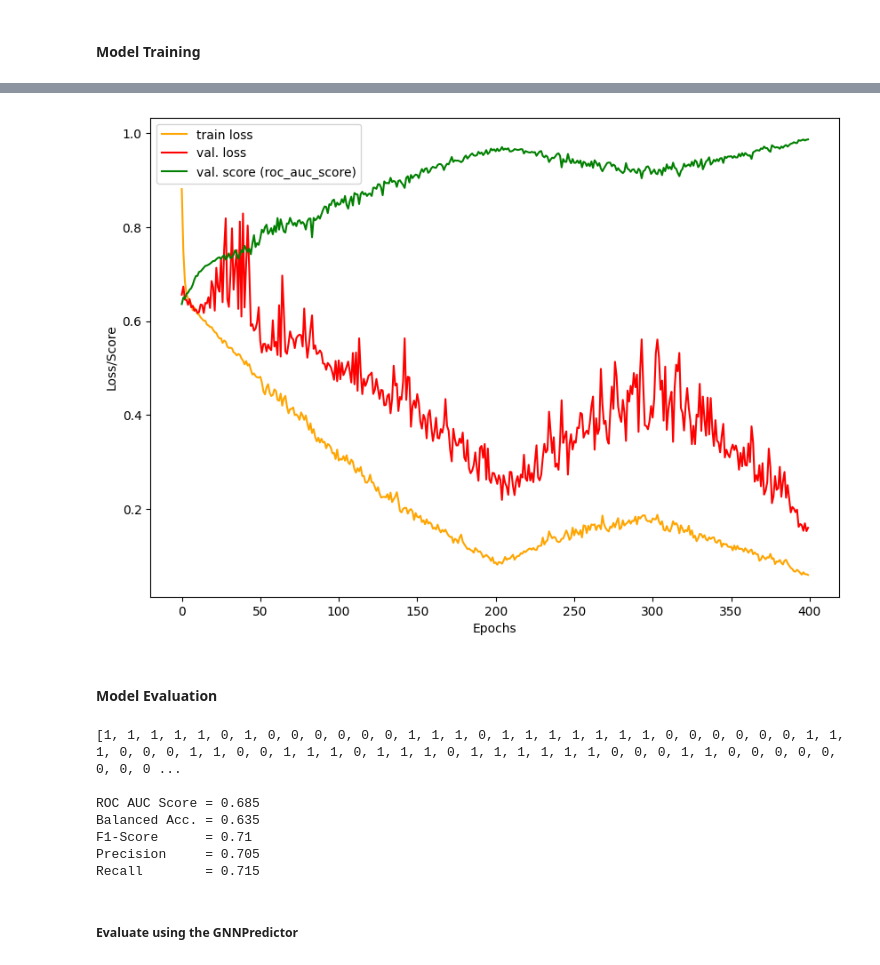
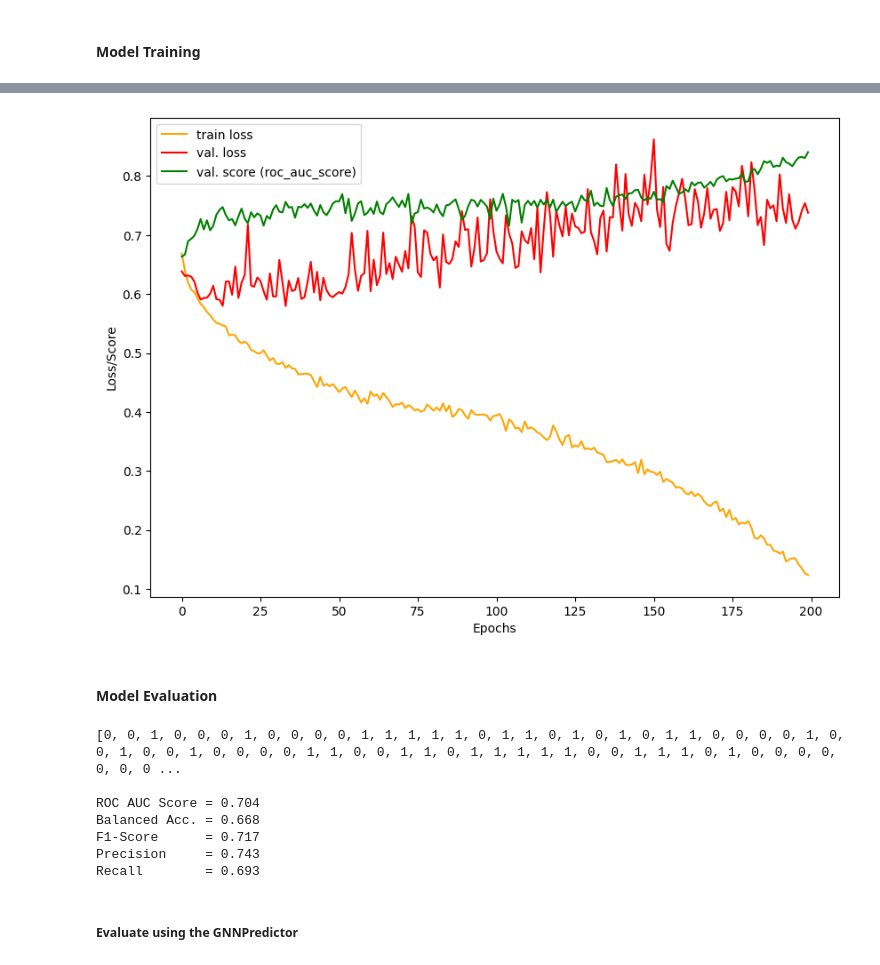
Before and after one commit to djoy4stem/qsar_w_gnns, a Jupyter notebook: notebooks/dd2/dd2_gcn_classification.ipynb, the cells around one changed output, grey strips where cells are left out. Drawn from its saved outputs; the diff is of its cells as text; code cells hidden in the pictures.

```diff
--- a/notebooks/dd2/dd2_gcn_classification.ipynb
+++ b/notebooks/dd2/dd2_gcn_classification.ipynb
@@ -299,6 +300,10 @@ Draw.MolsToGridImage(sample(train_mols, 5) + sample(val_mols, 5) + sample(test_m
 # %%
 %%time
 # features_ = None
+
+scale_features = True
+feature_scaler =StandardScaler()
+
 features_ = [
                 'CalcExactMolWt'
                 , 'CalcTPSA', 'CalcNumAromaticRings', 'CalcNumHBA', 'CalcNumHBD'
@@ -317,7 +322,9 @@ train_dataset  = gnn_utils.get_dataset_from_mol_list(mol_list=train_mols[:], tar
                                                     , atom_featurizer=atom_featurizer, bond_featurizer=bond_featurizer
                                                     , mol_featurizer=mol_featurizer
                                                     , add_explicit_h=False, compute_global_features=True
-                                                    , add_global_feat_to_nodes=False)
+                                                    , add_global_feat_to_nodes=True
+                                                    , scale_features = scale_features, feature_scaler = feature_scaler
+                                                    )
 
 # print(train_dataset[1].x, train_dataset[1].y, train_dataset[1].x[0].shape)
 # if 'global_feats' in train_dataset[1].to_dict():
@@ -340,11 +349,15 @@ val_dataset = gnn_utils.get_dataset_from_mol_list(mol_list=val_mols, targets=y_v
                                                     , atom_featurizer=atom_featurizer, bond_featurizer=bond_featurizer
                                                     , mol_featurizer=mol_featurizer
                                                     , add_explicit_h=False, compute_global_features=True
-                                                    , add_global_feat_to_nodes=False)
+                                                    , add_global_feat_to_nodes=True
+                                                    , scale_features = scale_features, feature_scaler = feature_scaler
+                                                    )
 
 test_dataset = gnn_utils.get_dataset_from_mol_list(mol_list=test_mols, targets=y_test
                                                     , atom_featurizer=atom_featurizer, bond_featurizer=bond_featurizer
                                                     , mol_featurizer=mol_featurizer
                                                     , add_explicit_h=False, compute_global_features=True
-                                                    , add_global_feat_to_nodes=False)
+                                                    , add_global_feat_to_nodes=True
+                                                    , scale_features = scale_features, feature_scaler = feature_scaler
+                                                    )
 # %% [output]
@@ -359,11 +376,10 @@ dd2_dataset_fname = f'{DATASET_DIR}/dd2_datasets.pt'
 torch.save({'train_dataset':train_dataset, 'val_dataset':val_dataset, 'test_dataset':test_dataset}, dd2_dataset_fname)
 # %%
 
-batch_size=1024
+batch_size=256
 train_loader, val_loader, test_loader = datasets.get_dataloaders(train_data=train_dataset, test_data=test_dataset
                                                                  , val_data=val_dataset, batch_size=batch_size, shuffle_train=True
-                                                                 , add_global_feats_to_nodes=True, num_workers=0
-                                                                 , scale_features=True, feature_scaler=StandardScaler())
+                                                                 , add_global_feats_to_nodes=False, num_workers=0)
 
 
 # list(train_loader)[0].x[0].shape
@@ -411,7 +423,7 @@ exp_params_grid = {
     # , 'edge_dim': [2,8]
     # , 'add_edge_features': False
 
-    , 'learning_rate': [5e-2, 1e-2], 'n_epochs': [150, 400]
+    , 'learning_rate': [5e-2, 1e-2], 'n_epochs': [150, 250]
     , 'criterion' : criterion
     , 'optimizer' : ["{'optimizer_type':'torch.optim.SGD', 'weight_decay':1e-3}"]
     #, 'scheduler' : ["{'lr_scheduler_type':'lr_scheduler.ReduceLROnPlateau', 'mode':'min', 'factor':0.7, 'patience':30, 'threshold':5e-02, 'eps':1e-08}"],
@@ -422,7 +434,7 @@ exp_params_grid = {
 }
 
 
-my_hpo = training_utils.OptunaHPO(n_trials=5, n_jobs=1, sampler=None)
+my_hpo = training_utils.OptunaHPO(n_trials=3, n_jobs=1, sampler=None)
 
 results = my_hpo.run_optimization(
         train_val_data= [train_loader, val_loader]
@@ -587,10 +570,10 @@ Wall time: 19.1 µs
 # %%
 
-utilities.plots_train_val_metrics(train_losses=train_losses, val_scores=val_scores
+visuals.plots_train_val_metrics(train_losses=train_losses, val_scores=val_scores
                                     , val_losses=val_losses, figsize=(10, 7)
-                                    , image_pathname=f"{DATASET_DIR}/figures/dd2_class_best_gnn_stats.jpeg"
+                                    , image_pathname=f"{DATASET_DIR}/figures/dd2_class_best_gcn_stats.jpeg"
                                     , val_score_name=best_params['scoring_func']
                                 )
 # %% [output]
-[figure, old version]
+[figure, new version]
 # %%
@@ -599,7 +582,7 @@ torch.save(best_gnn_model, f"{DATASET_DIR}/models/dd2_class_best_gcn_model.pt")
 <h4 style="font-family: cursive"> Model Evaluation</h4>
 # %%
 from lib import predictions
-test_pred, test_true = predictions.predict_from_loader(loader=test_loader, model=best_gnn_model
+test_pred, test_true = predictions.predict_from_loader(loader=test_loader, model=best_gcn_model
                                                      , device='cuda:0'
                                                      , return_true_targets=True, desc="Predicting...")
 
@@ -618,13 +601,13 @@ print(f"F1-Score      = {f1_}")
 print(f"Precision     = {round(precision_score(test_true.cpu(), test_pred_classes),3)}")
 print(f"Recall        = {round(recall_score(test_true.cpu(), test_pred_classes),3)}")
 # %% [output]
-[1, 1, 1, 1, 1, 0, 1, 0, 0, 0, 0, 0, 0, 1, 1, 1, 0, 1, 1, 1, 1, 1, 1, 1, 0, 0, 0, 0, 0, 0, 1, 1, 1, 0, 0, 0, 1, 1, 0, 0, 1, 1, 1, 0, 1, 1, 1, 0, 1, 1, 1, 1, 1, 1, 0, 0, 0, 1, 1, 0, 0, 0, 0, 0, 0, 0, 0 ...
+[0, 0, 1, 0, 0, 0, 1, 0, 0, 0, 0, 1, 1, 1, 1, 1, 0, 1, 1, 0, 1, 0, 1, 0, 1, 1, 0, 0, 0, 0, 1, 0, 0, 1, 0, 0, 1, 0, 0, 0, 0, 1, 1, 0, 0, 1, 1, 0, 1, 1, 1, 1, 1, 0, 0, 1, 1, 1, 0, 1, 0, 0, 0, 0, 0, 0, 0 ...
 
-ROC AUC Score = 0.685
-Balanced Acc. = 0.635
-F1-Score      = 0.71
-Precision     = 0.705
-Recall        = 0.715
+ROC AUC Score = 0.704
+Balanced Acc. = 0.668
+F1-Score      = 0.717
+Precision     = 0.743
+Recall        = 0.693
 # %% [markdown]
 <h5 style="font-family: cursive"> Evaluate using the GNNPredictor</h5>
 # %%
```
Also changed, not shown: parts of 20 cells of this notebook, 12 other files.
